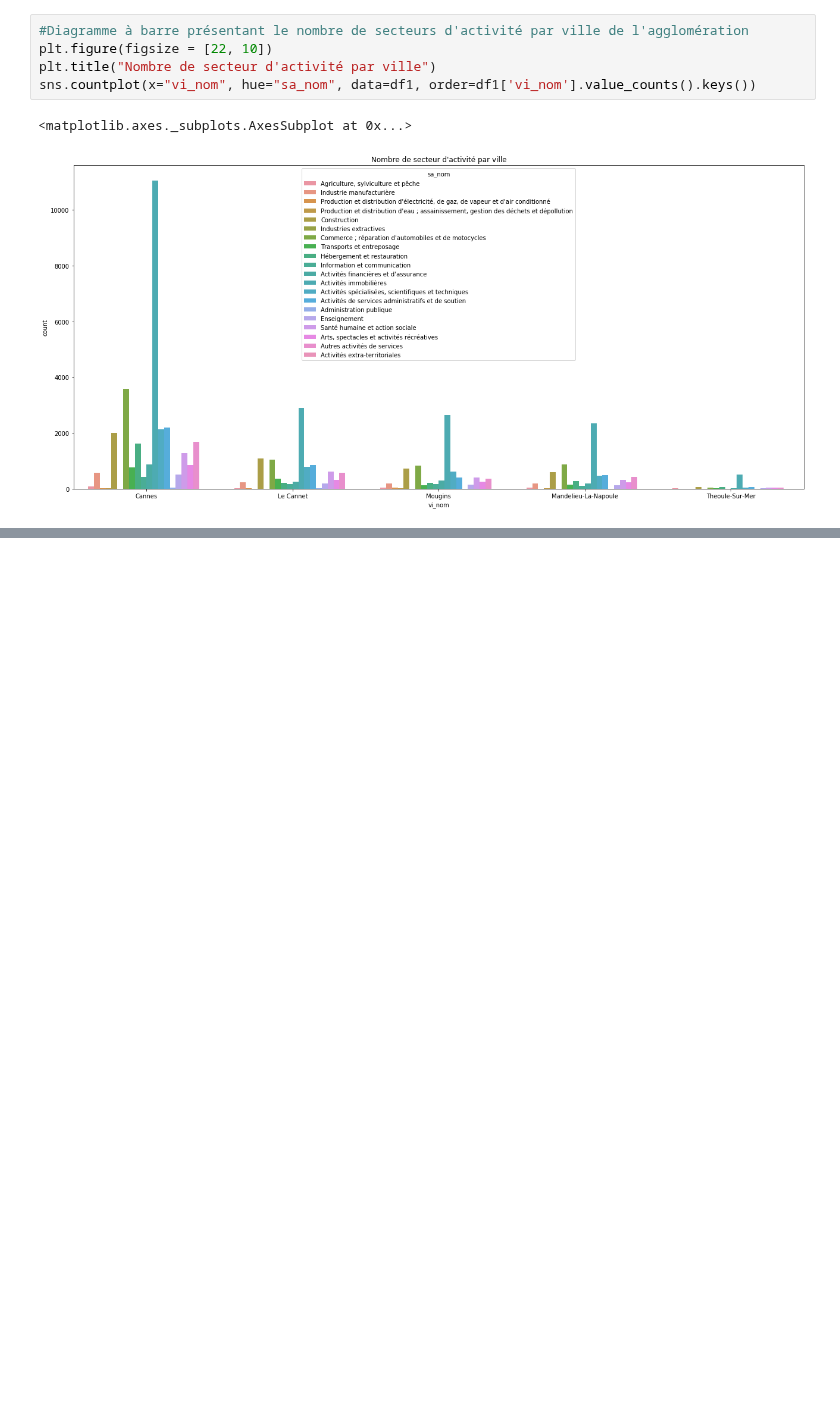
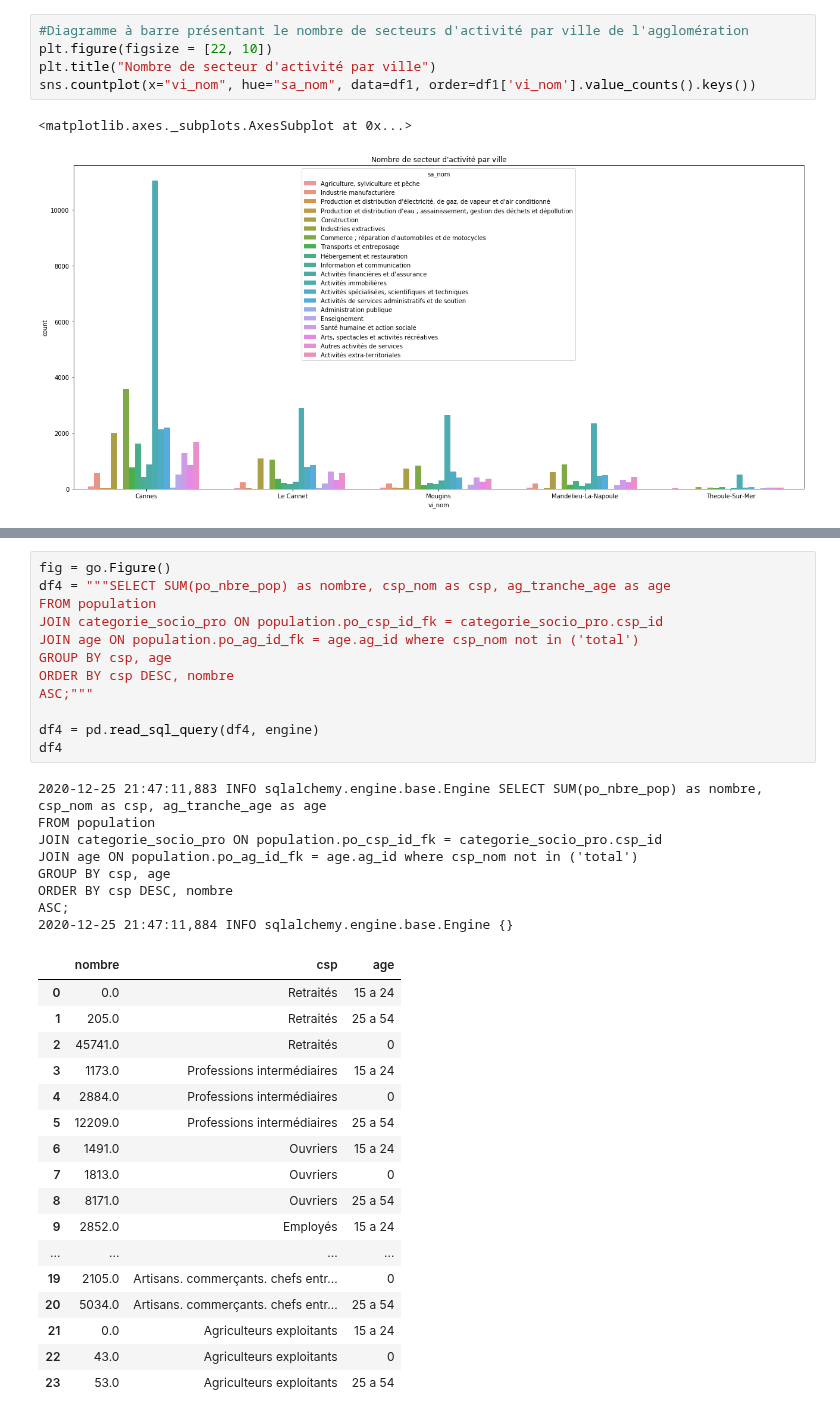
Before and after one commit to niryras/Cliink_Equipe2, a Jupyter notebook: jupyter/Data Visualisation.ipynb, the cells around one changed output, grey strips where cells are left out. Cells and saved outputs as stored; diff of their text form; blank space fills up the shorter version.

```diff
--- a/jupyter/Data Visualisation.ipynb
+++ b/jupyter/Data Visualisation.ipynb
@@ -155,2 +178,40 @@ graphHabAge.show()
 # %% [output]
 [interactive output not drawn]
+# %%
+fig = go.Figure()
+df4 = """SELECT SUM(po_nbre_pop) as nombre, csp_nom as csp, ag_tranche_age as age
+FROM population
+JOIN categorie_socio_pro ON population.po_csp_id_fk = categorie_socio_pro.csp_id
+JOIN age ON population.po_ag_id_fk = age.ag_id where csp_nom not in ('total')
+GROUP BY csp, age
+ORDER BY csp DESC, nombre
+ASC;"""
+
+df4 = pd.read_sql_query(df4, engine)
+df4
+# %% [output]
+2020-12-25 21:47:11,883 INFO sqlalchemy.engine.base.Engine SELECT SUM(po_nbre_pop) as nombre, csp_nom as csp, ag_tranche_age as age
+FROM population
+JOIN categorie_socio_pro ON population.po_csp_id_fk = categorie_socio_pro.csp_id
+JOIN age ON population.po_ag_id_fk = age.ag_id where csp_nom not in ('total')
+GROUP BY csp, age
+ORDER BY csp DESC, nombre
+ASC;
+2020-12-25 21:47:11,884 INFO sqlalchemy.engine.base.Engine {}
+|  | nombre | csp | age |
+| 0 | 0.0 | Retraités | 15 a 24 |
+| 1 | 205.0 | Retraités | 25 a 54 |
+| 2 | 45741.0 | Retraités | 0 |
+| 3 | 1173.0 | Professions intermédiaires | 15 a 24 |
+| 4 | 2884.0 | Professions intermédiaires | 0 |
+| 5 | 12209.0 | Professions intermédiaires | 25 a 54 |
+| 6 | 1491.0 | Ouvriers | 15 a 24 |
+| 7 | 1813.0 | Ouvriers | 0 |
+| 8 | 8171.0 | Ouvriers | 25 a 54 |
+| 9 | 2852.0 | Employés | 15 a 24 |
+| ... | ... | ... | ... |
+| 19 | 2105.0 | Artisans. commerçants. chefs entr... | 0 |
+| 20 | 5034.0 | Artisans. commerçants. chefs entr... | 25 a 54 |
+| 21 | 0.0 | Agriculteurs exploitants | 15 a 24 |
+| 22 | 43.0 | Agriculteurs exploitants | 0 |
+| 23 | 53.0 | Agriculteurs exploitants | 25 a 54 |
```
Also changed, not shown: parts of 10 cells of this notebook.
